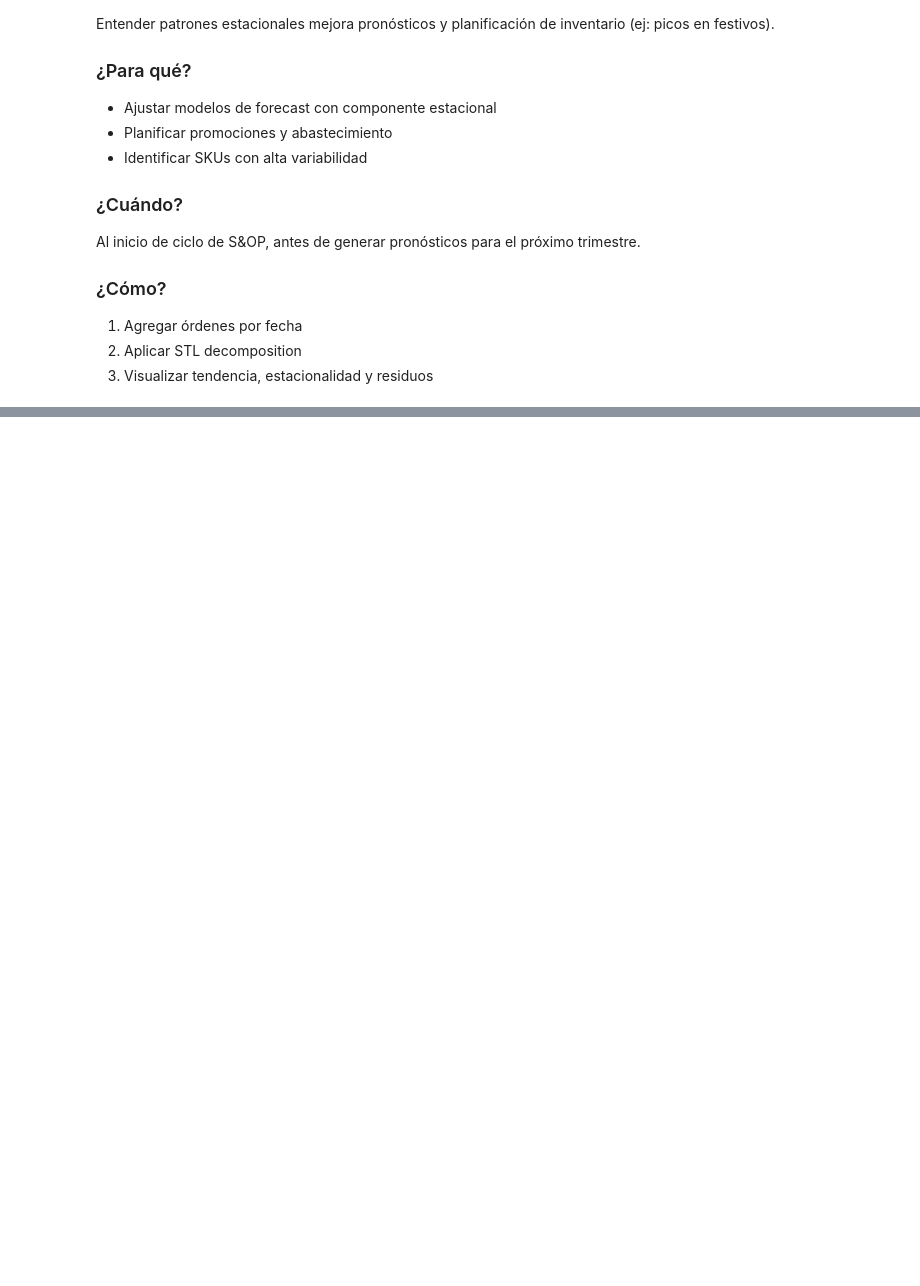
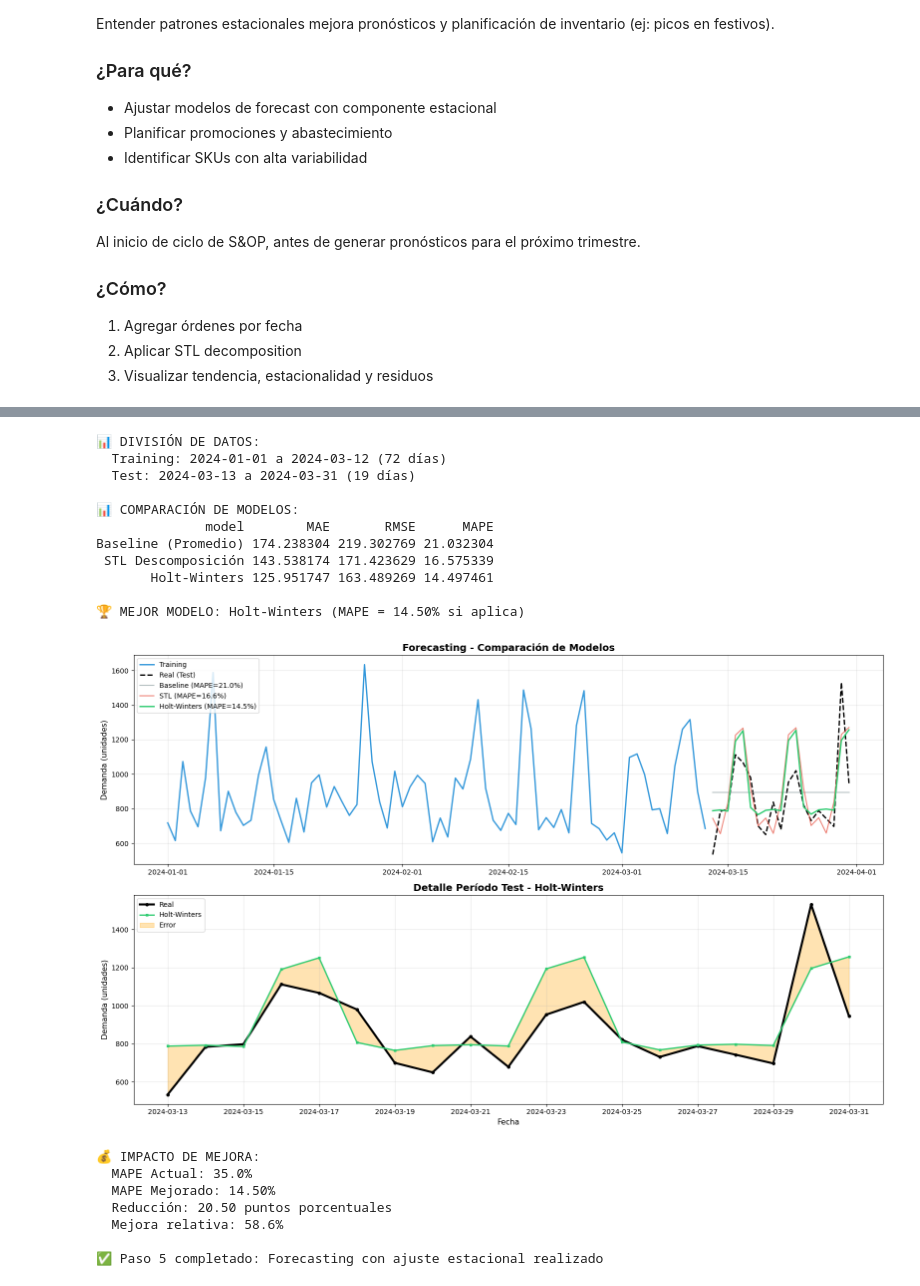
Before and after one commit to lraigosov/supply-chain-data-notebooks, a Jupyter notebook: notebooks/30_data_science_ml/DS-02-estacionalidad.ipynb, the cells around one changed output, grey strips where cells are left out. Drawn from its saved outputs; the diff is of its cells as text; code cells hidden in the pictures; blank space fills up the shorter version.

Commit message:
Add install instructions and fix forecasting cell

```diff
--- a/notebooks/30_data_science_ml/DS-02-estacionalidad.ipynb
+++ b/notebooks/30_data_science_ml/DS-02-estacionalidad.ipynb
@@ -443,7 +548,6 @@ metrics.append(calculate_metrics(test['demand'], seasonal_forecast_values, 'STL
 metrics.append(calculate_metrics(test['demand'], hw_forecast, 'Holt-Winters'))
 
 # Mostrar resultados
-import pandas as pd
 df_metrics = pd.DataFrame(metrics)
 print(f"\n📊 COMPARACIÓN DE MODELOS:")
 print(df_metrics.to_string(index=False))
@@ -463,36 +567,64 @@ axes[0].plot(test.index, test['demand'], label='Real (Test)', color='black', lin
 axes[0].plot(test.index, baseline_forecast, label=f'Baseline (MAPE={metrics[0]["MAPE"]:.1f}%)', color='#95a5a6', alpha=0.7)
 axes[0].plot(test.index, seasonal_forecast_values, label=f'STL (MAPE={metrics[1]["MAPE"]:.1f}%)', color='#e74c3c', alpha=0.7)
 axes[0].plot(test.index, hw_forecast, label=f'Holt-Winters (MAPE={metrics[2]["MAPE"]:.1f}%)', color='#2ecc71', linewidth=2)
 axes[0].set_title('Forecasting - Comparación de Modelos', fontsize=14, fontweight='bold')
 axes[0].set_ylabel('Demanda (unidades)', fontsize=11)
 axes[0].legend(loc='upper left')
 axes[0].grid(alpha=0.3)
 
 # Gráfico 2: Zoom en período de test
 axes[1].plot(test.index, test['demand'], label='Real', color='black', linewidth=3, marker='o', markersize=4)
 axes[1].plot(test.index, hw_forecast, label=f'{best_model}', color='#2ecc71', linewidth=2, marker='s', markersize=3)
 axes[1].fill_between(test.index, test['demand'], hw_forecast, alpha=0.3, color='orange', label='Error')
 axes[1].set_title(f'Detalle Período Test - {best_model}', fontsize=14, fontweight='bold')
 axes[1].set_ylabel('Demanda (unidades)', fontsize=11)
 axes[1].set_xlabel('Fecha', fontsize=11)
 axes[1].legend()
 axes[1].grid(alpha=0.3)
 
 plt.tight_layout()
 plt.show()
 
 # Cálculo de mejora vs situación actual
 current_mape = 35.0  # MAPE actual del negocio
 improved_mape = best_mape if pd.notna(best_mape) else np.nan
 reduction = current_mape - improved_mape if pd.notna(improved_mape) else np.nan
 
 print(f"\n💰 IMPACTO DE MEJORA:")
 print(f"  MAPE Actual: {current_mape:.1f}%")
-print(f"  MAPE Mejorado: {improved_mape if pd.notna(improved_mape) else 'N/A'}")
-print(f"  Reducción: {reduction if pd.notna(reduction) else 'N/A'}")
-print(f"  Mejora relativa: {((reduction / current_mape * 100):.1f}% si aplica)" if pd.notna(reduction) else "  Mejora relativa: N/A")
+if pd.notna(improved_mape):
+    print(f"  MAPE Mejorado: {improved_mape:.2f}%")
+else:
+    print(f"  MAPE Mejorado: N/A")
+
+if pd.notna(reduction):
+    print(f"  Reducción: {reduction:.2f} puntos porcentuales")
+    print(f"  Mejora relativa: {(reduction / current_mape * 100):.1f}%")
+else:
+    print(f"  Reducción: N/A")
+    print(f"  Mejora relativa: N/A")
 
 print("\n✅ Paso 5 completado: Forecasting con ajuste estacional realizado")
+# %% [output]
+📊 DIVISIÓN DE DATOS:
+  Training: 2024-01-01 a 2024-03-12 (72 días)
+  Test: 2024-03-13 a 2024-03-31 (19 días)
+
+📊 COMPARACIÓN DE MODELOS:
+              model        MAE       RMSE      MAPE
+Baseline (Promedio) 174.238304 219.302769 21.032304
+ STL Descomposición 143.538174 171.423629 16.575339
+       Holt-Winters 125.951747 163.489269 14.497461
+
+🏆 MEJOR MODELO: Holt-Winters (MAPE = 14.50% si aplica)
+[figure, added]
+💰 IMPACTO DE MEJORA:
+  MAPE Actual: 35.0%
+  MAPE Mejorado: 14.50%
+  Reducción: 20.50 puntos porcentuales
+  Mejora relativa: 58.6%
+
+✅ Paso 5 completado: Forecasting con ajuste estacional realizado
 # %%
 ## 📊 Paso 6: Dashboard Ejecutivo - Estacionalidad por Canal
 
```
Also changed, not shown: parts of 11 cells of this notebook.
